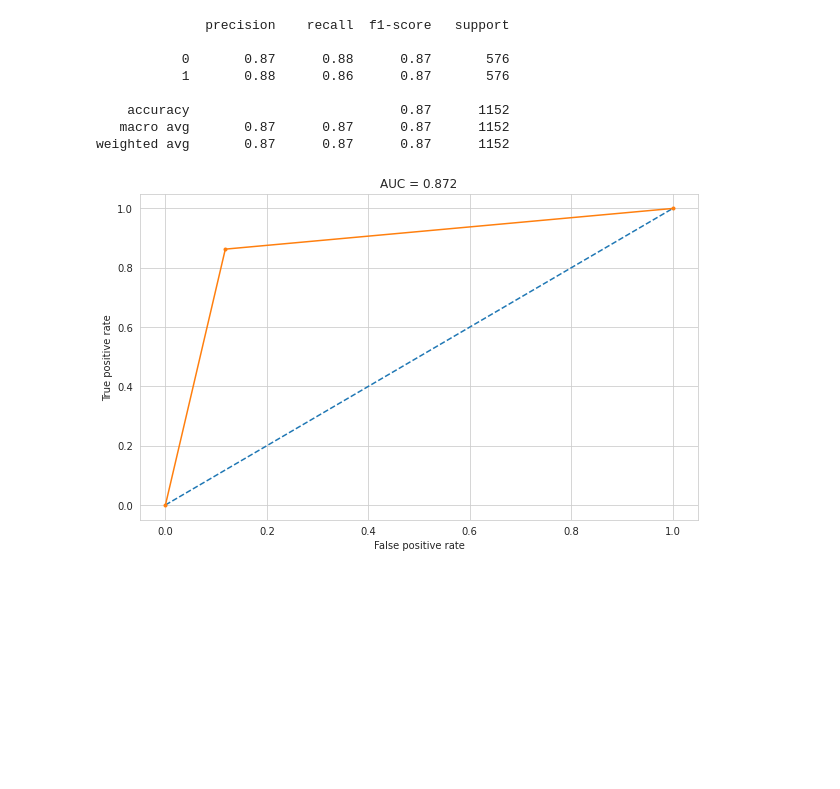
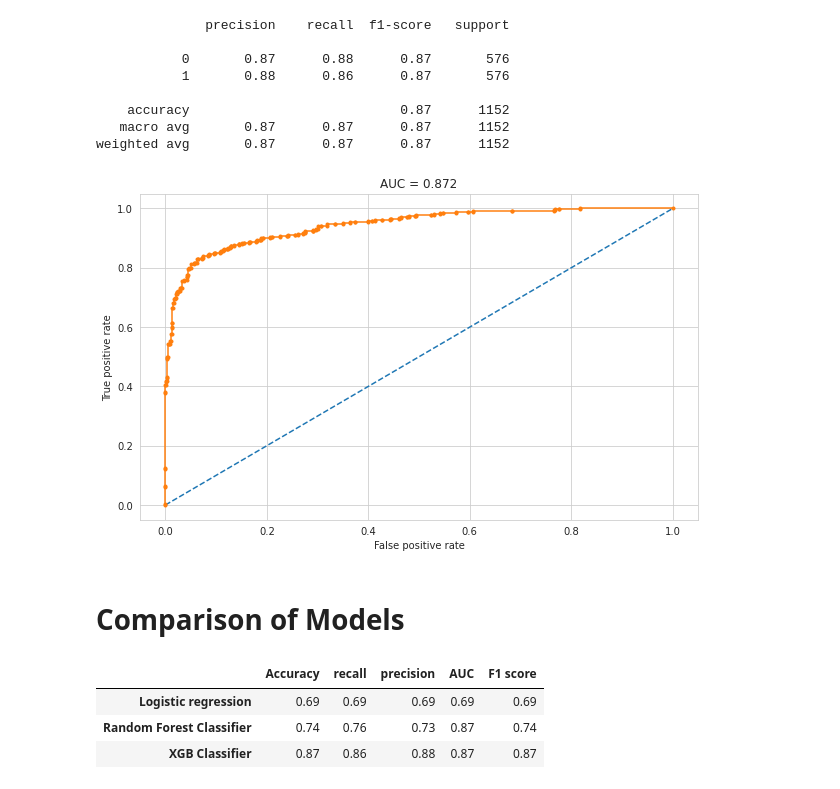
Before and after one commit to anasabbad/Cardiovascular-Risk-Prediction, a Jupyter notebook: Cardiovascular_Risk_Prediction_Capstone.ipynb, the cells around one changed output. Cells and saved outputs as stored; diff of their text form; code cells hidden in the pictures; blank space fills up the shorter version.

```diff
--- a/Cardiovascular_Risk_Prediction_Capstone.ipynb
+++ b/Cardiovascular_Risk_Prediction_Capstone.ipynb
@@ -704,4 +720,13 @@ from sklearn.linear_model import LogisticRegression
 params = {'penalty':['l1','l2'],
          'C':[0.01,0.1,1,10,100],
          'class_weight':['balanced',None]}
-logistic_clf = GridSearchCV(LogisticRegression(),param_grid=params,cv=10)
+
+
+# Create an instance of the RandomForestClassifier
+log_model = LogisticRegression()
+
+# Grid search
+log_grid = GridSearchCV(estimator=log_model,
+                       param_grid = params,
+                       cv = 5, verbose=2, scoring='roc_auc')
+log_grid.fit(X_train,y_train)
@@ -708,5 +775,0 @@ logistic_clf = GridSearchCV(LogisticRegression(),param_grid=params,cv=10)
-# %%
-#train the classifier
-logistic_clf.fit(X_train,y_train)
-
-logistic_clf.best_params_
@@ -909,16 +1020,25 @@ print(classification_report(y_test,test_preds))
    macro avg       0.87      0.87      0.87      1152
 weighted avg       0.87      0.87      0.87      1152
 # %%
+# ROC curve and AUC
+probs = xgb_optimal_model.predict_proba(X_test)
+# keep probabilities for the positive outcome only
+probs = probs[:, 1]
+# calculate AUC
+log_auc = roc_auc_score(y_test, probs)
+
 # calculate roc curve
-fpr, tpr, thresholds = roc_curve(y_test, test_preds)
+fpr, tpr, thresholds = roc_curve(y_test, probs)
 # plot curve
 sns.set_style('whitegrid')
 plt.figure(figsize=(10,6))
 plt.plot([0, 1], [0, 1], linestyle='--')
 plt.plot(fpr, tpr, marker='.')
 plt.ylabel('True positive rate')
 plt.xlabel('False positive rate')
-plt.title(f"AUC = {round(rf_test_auc,3)}")
+plt.title(f"AUC = {round(xgb_test_auc,3)}")
 plt.show()
 # %% [output]
-[figure, old version]
+[figure, new version]
+# %% [markdown]
+# Comparison of Models
@@ -924,0 +1050,8 @@ plt.show()
+# %%
+comparison=comparison.round(2)
+comparison
+# %% [output]
+|  | Accuracy | recall | precision | AUC | F1 score |
+| Logistic regression | 0.69 | 0.69 | 0.69 | 0.69 | 0.69 |
+| Random Forest Classifier | 0.74 | 0.76 | 0.73 | 0.87 | 0.74 |
+| XGB Classifier | 0.87 | 0.86 | 0.88 | 0.87 | 0.87 |
```
Also changed, not shown: parts of 41 cells of this notebook.
